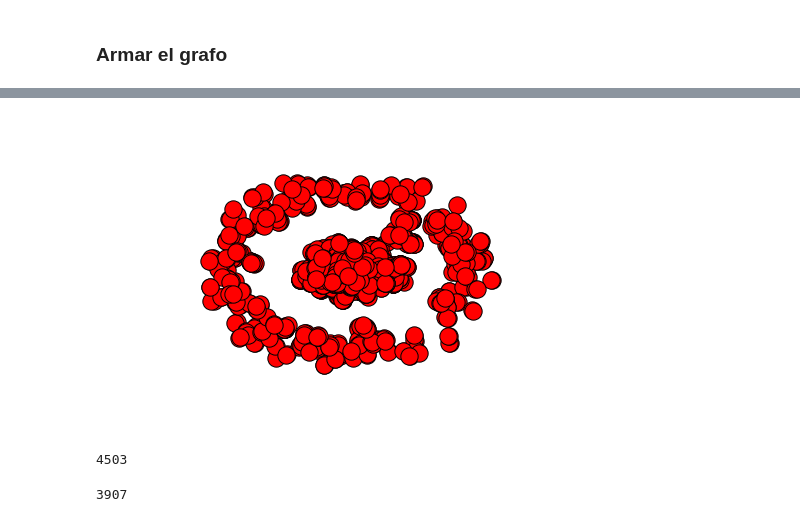
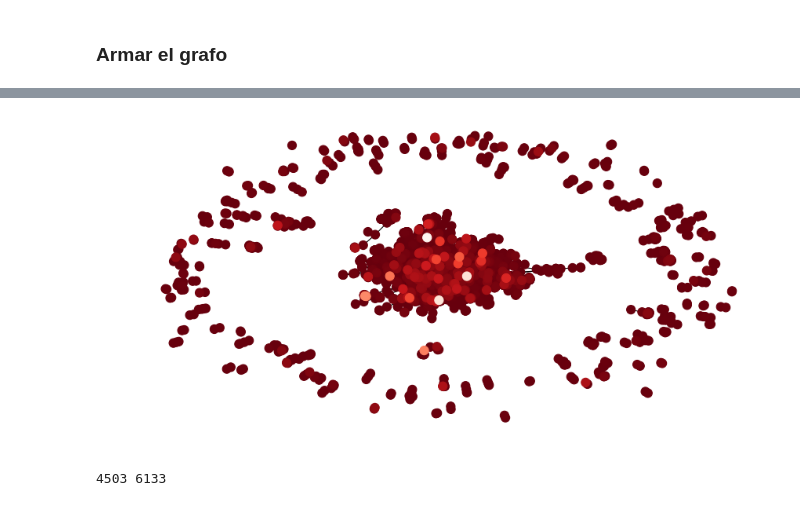
Before and after one commit to alangivre/NocheMuseos, a Jupyter notebook: LevantaTweets.ipynb, the cells around one changed output, grey strips where cells are left out. Cells and saved outputs as stored; diff of their text form; code cells hidden in the pictures.

```diff
--- a/LevantaTweets.ipynb
+++ b/LevantaTweets.ipynb
@@ -245,16 +241,17 @@ print(j)
 3776
-# %%
-nx.draw(G)
-plt.show()
-# %% [output]
-[figure, removed]
-# %%
-nx.number_of_nodes(G)
-# %% [output]
-4503
+# %%
+plt.figure(figsize=(10, 5), dpi=80)
+nx.draw(G, with_labels=False,node_size=100,
+        node_color = sorted(list(dict(G.degree()).values())),cmap=plt.cm.Reds_r)
+plt.show()
+
+#nx.draw(G)
+#plt.show()
+# %% [output]
+[figure, added]
+# %%
+print (nx.number_of_nodes(G),nx.number_of_edges(G))
+# %% [output]
+4503 6133
 # %%
 Gc = max(nx.connected_component_subgraphs(G), key=len)
-# %%
-nx.number_of_nodes(Gc)
-# %% [output]
-3907
```
Also changed, not shown: parts of 12 cells of this notebook.
